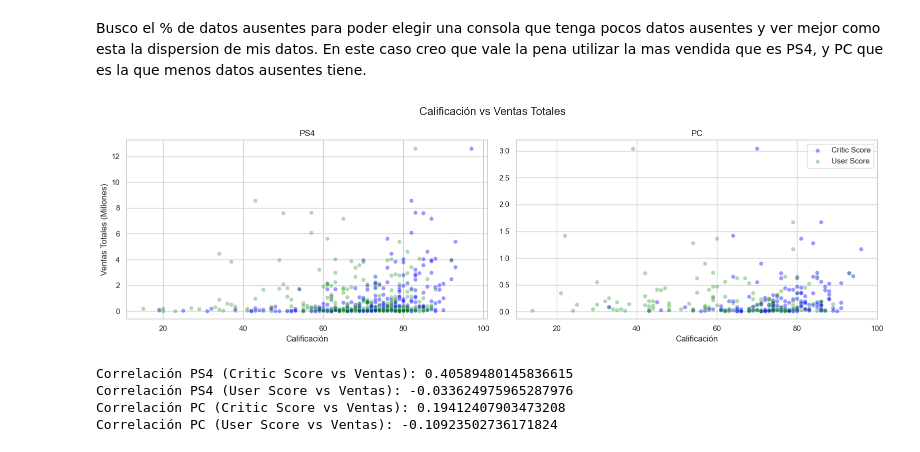
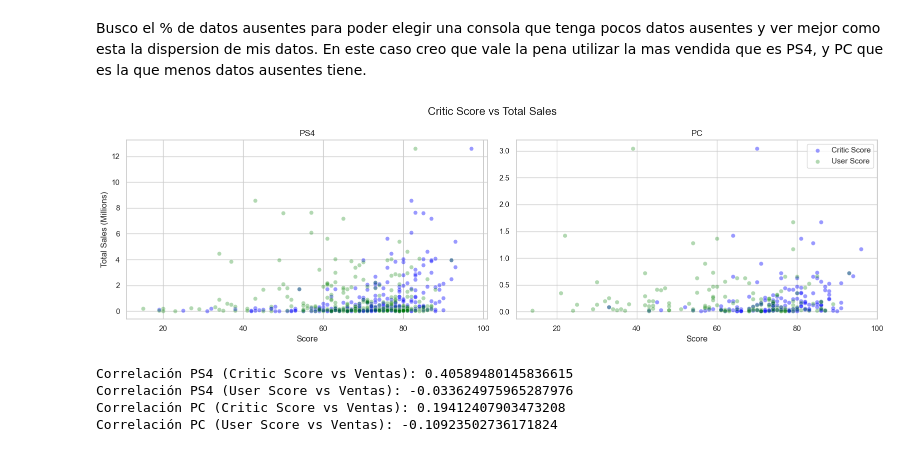
Before and after one commit to vallejocvl/tripleten-ds, a Jupyter notebook: sprint_6/sprint6_cvl.ipynb, the cells around one changed output. Cells and saved outputs as stored; diff of their text form; code cells hidden in the pictures.

```diff
--- a/sprint_6/sprint6_cvl.ipynb
+++ b/sprint_6/sprint6_cvl.ipynb
@@ -449,7 +467,7 @@ sns.scatterplot(
 )
 
 axes[0].set_title('PS4')
-axes[0].set_xlabel('Calificación')
+axes[0].set_xlabel('Score')
 
 # Gráfica PC
 sns.scatterplot(
@@ -458,37 +476,37 @@ sns.scatterplot(
     y='total_sales',
     alpha=0.4,
     label='Critic Score',
     color='blue',
     ax=axes[1]
 )
 sns.scatterplot(
     data=pc_scatter,
     x='user_score',
     y='total_sales',
     alpha=0.3,
     label='User Score',
     color='green',
     ax=axes[1]
 )
 
 axes[1].set_title('PC')
-axes[1].set_xlabel('Calificación')
+axes[1].set_xlabel('Score')
 axes[0].legend_.remove()
 
 # Etiqueta del eje Y solo en el primer gráfico
-axes[0].set_ylabel('Ventas Totales (Millones)')
+axes[0].set_ylabel('Total Sales (Millions)')
 axes[1].set_ylabel('')
 
 # Título general
-fig.suptitle('Calificación vs Ventas Totales', fontsize=16)
+fig.suptitle('Critic Score vs Total Sales', fontsize=16)
 
 # Ajustar diseño para que no se sobreponga el título y la leyenda
 plt.tight_layout(rect=[0, 0, 1, 0.95])
 
 plt.tight_layout()
 plt.show()
 # %% [output]
-[figure, old version]
+[figure, new version]
 # %%
 # Correlación entre critic_score y total_sales para PS4
 ps4_corr = ps4_scatter[['critic_score', 'total_sales']].corr()
```
Also changed, not shown: parts of 8 cells of this notebook.
